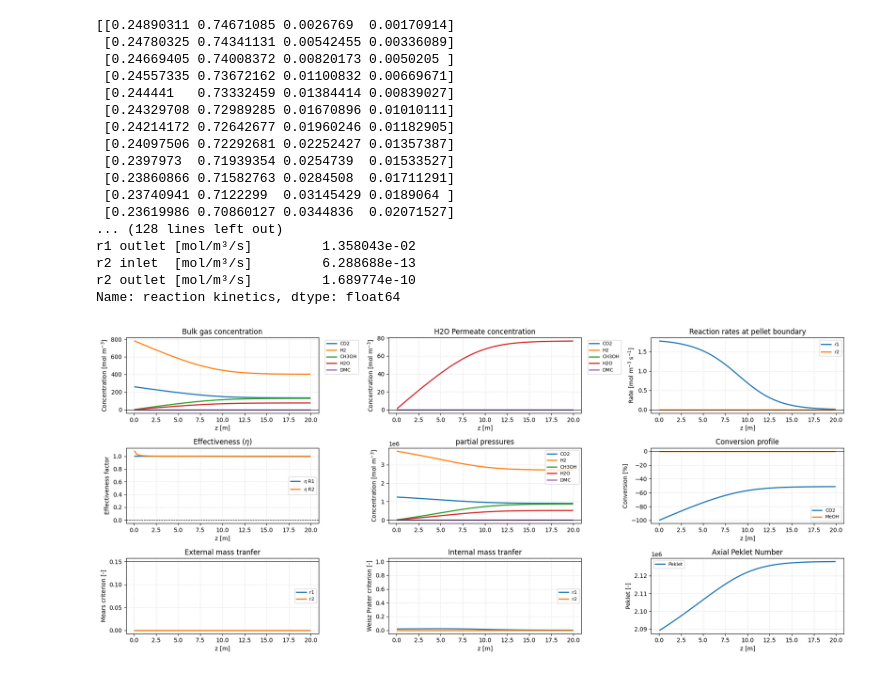
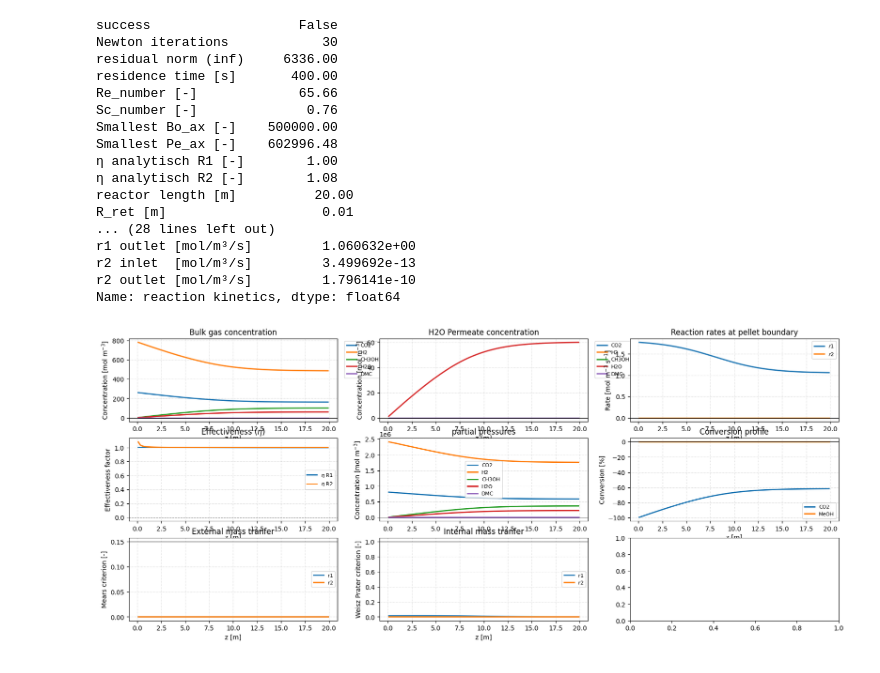
Before and after one commit to TorchSquarer/MRM-Assignment, a Jupyter notebook: main.ipynb, the cells around one changed output. Drawn from its saved outputs; the diff is of its cells as text; code cells hidden in the pictures.

Commit message:
Added temperature to model, operators and reaction

```diff
--- a/main.ipynb
+++ b/main.ipynb
@@ -19,6 +22,6 @@ result = model.solve()
 # %%
 c_g, c_b, c_p, c_m = model.fields()
-r1, r2 = reaction.reaction_rates(c_b[:, None, :], cfg)
+r1, r2 = reaction.reaction_rates(c_b[:, None, :-1], cfg)
 eta_r1, eta_r2, _, _ = model.effectiveness_profile()
 P_pa_bulk, P_bar_bulk, _ = reaction.partial_pressures(c_g, cfg)
 mears_r1, mears_r2 = model.mears_criterion()
@@ -95,25 +98,25 @@ print(pd.Series(
     "r2 outlet [mol/m³/s]":               r2[-1, 0],
 }, name="reaction kinetics"))
 # %% [output]
-[[0.24890311 0.74671085 0.0026769  0.00170914]
- [0.24780325 0.74341131 0.00542455 0.00336089]
- [0.24669405 0.74008372 0.00820173 0.0050205 ]
- [0.24557335 0.73672162 0.01100832 0.00669671]
- [0.244441   0.73332459 0.01384414 0.00839027]
- [0.24329708 0.72989285 0.01670896 0.01010111]
- [0.24214172 0.72642677 0.01960246 0.01182905]
- [0.24097506 0.72292681 0.02252427 0.01357387]
- [0.2397973  0.71939354 0.0254739  0.01533527]
- [0.23860866 0.71582763 0.0284508  0.01711291]
- [0.23740941 0.7122299  0.03145429 0.0189064 ]
- [0.23619986 0.70860127 0.0344836  0.02071527]
-... (128 lines left out)
-r1 outlet [mol/m³/s]         1.358043e-02
-r2 inlet  [mol/m³/s]         6.288688e-13
-r2 outlet [mol/m³/s]         1.689774e-10
+success                   False
+Newton iterations            30
+residual norm (inf)     6336.00
+residence time [s]       400.00
+Re_number [-]             65.66
+Sc_number [-]              0.76
+Smallest Bo_ax [-]    500000.00
+Smallest Pe_ax [-]    602996.48
+η analytisch R1 [-]        1.00
+η analytisch R2 [-]        1.08
+reactor length [m]          20.00
+R_ret [m]                    0.01
+... (28 lines left out)
+r1 outlet [mol/m³/s]         1.060632e+00
+r2 inlet  [mol/m³/s]         3.499692e-13
+r2 outlet [mol/m³/s]         1.796141e-10
 Name: reaction kinetics, dtype: float64
 # %%
-fig, axes = plt.subplots(3, 3, figsize=(18, 8), sharex=False)
+fig, axes = plt.subplots(3, 3, figsize=(20, 8), sharex=False)
 axes = axes.flatten()
 
 # axes[0]: Bulk Gas Concentration
@@ -164,42 +167,31 @@ axes[4].set_title("partial pressures")
 axes[4].legend(fontsize=8)
 axes[4].grid(True, linestyle=":", alpha=0.6)
 
 axes[5].plot(model.z_c, X_CO2 * 100, label="CO2", linewidth=2)
 axes[5].plot(model.z_c, X_MeOH * 100, label="MeOH", linewidth=2)
 axes[5].axhline(0.0, color="k", linewidth=0.8)
 axes[5].set_xlabel("z [m]")
 axes[5].set_ylabel("Conversion [%]")
 axes[5].set_title("Conversion profile")
 axes[5].legend(fontsize=8)
 axes[5].grid(True, linestyle=":", alpha=0.6)
 
 axes[6].plot(model.z_c, mears_r1, label="r1", linewidth=2)
 axes[6].plot(model.z_c, mears_r2, label="r2", linewidth=2)
 axes[6].axhline(0.15, color="k", linewidth=0.8)
 axes[6].set_xlabel("z [m]")
 axes[6].set_ylabel("Mears criterion [-]")
 axes[6].set_title("External mass tranfer")
 axes[6].legend(fontsize=8)
 axes[6].grid(True, linestyle=":", alpha=0.6)
 
 axes[7].plot(model.z_c, wp_r1, label="r1", linewidth=2)
 axes[7].plot(model.z_c, wp_r2, label="r2", linewidth=2)
 axes[7].axhline(1, color="k", linewidth=0.8)
 axes[7].set_xlabel("z [m]")
 axes[7].set_ylabel("Weisz Prater criterion [-]")
 axes[7].set_title("Internal mass tranfer")
 axes[7].legend(fontsize=8)
 axes[7].grid(True, linestyle=":", alpha=0.6)
-
-axes[8].plot(model.z_c, Pe_ax, label="Peklet", linewidth=2)
-#axes[8].axhline(1, color="k", linewidth=0.8)
-axes[8].set_xlabel("z [m]")
-axes[8].set_ylabel("Peklet [-]")
-axes[8].set_title("Axial Peklet Number")
-axes[8].legend(fontsize=8)
-axes[8].grid(True, linestyle=":", alpha=0.6)
-
-plt.tight_layout()
-plt.show()
 # %% [output]
-[figure, old version]
+[figure, new version]
```
Also changed, not shown: parts of 2 cells of this notebook, 4 other files.
